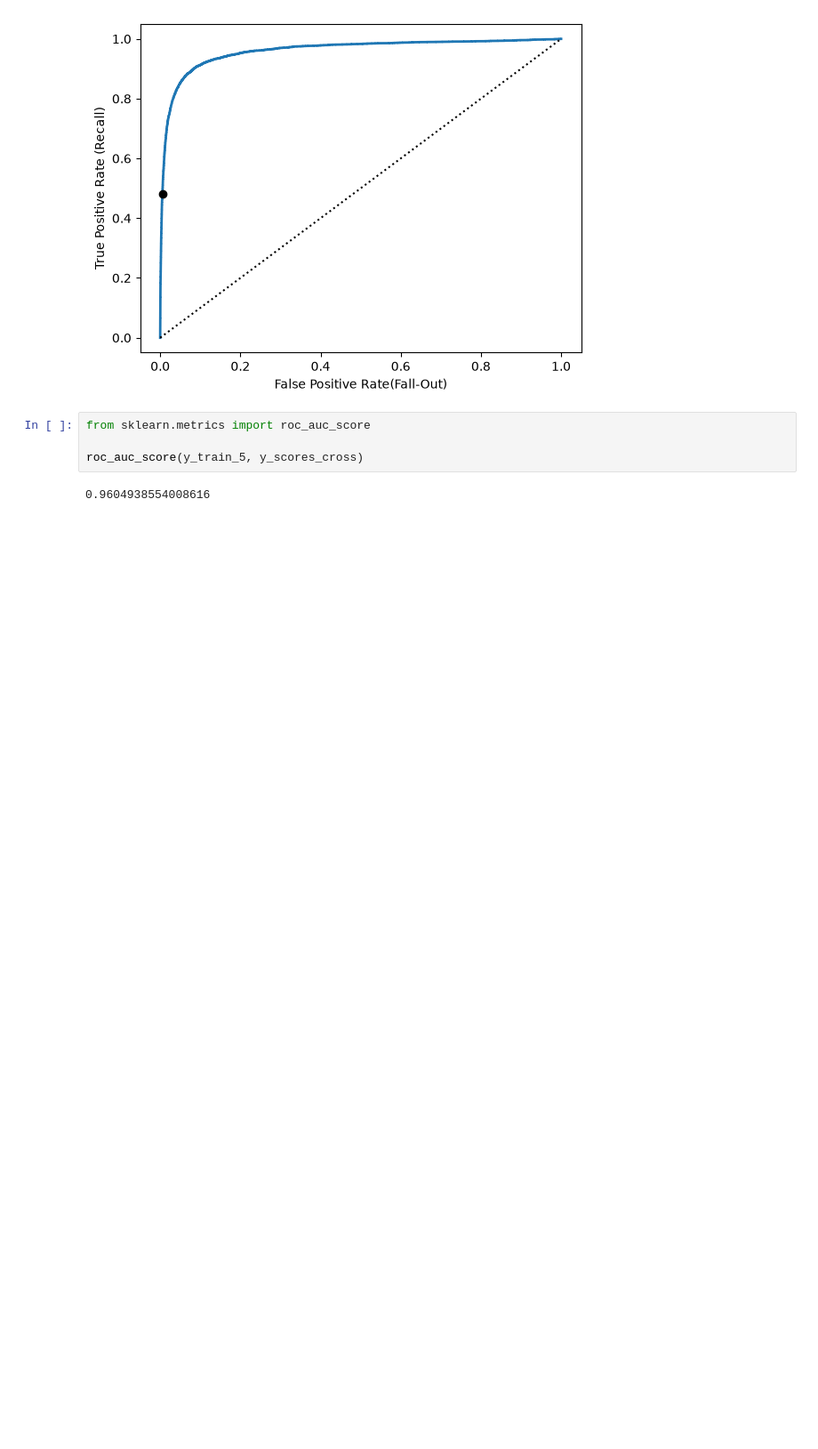
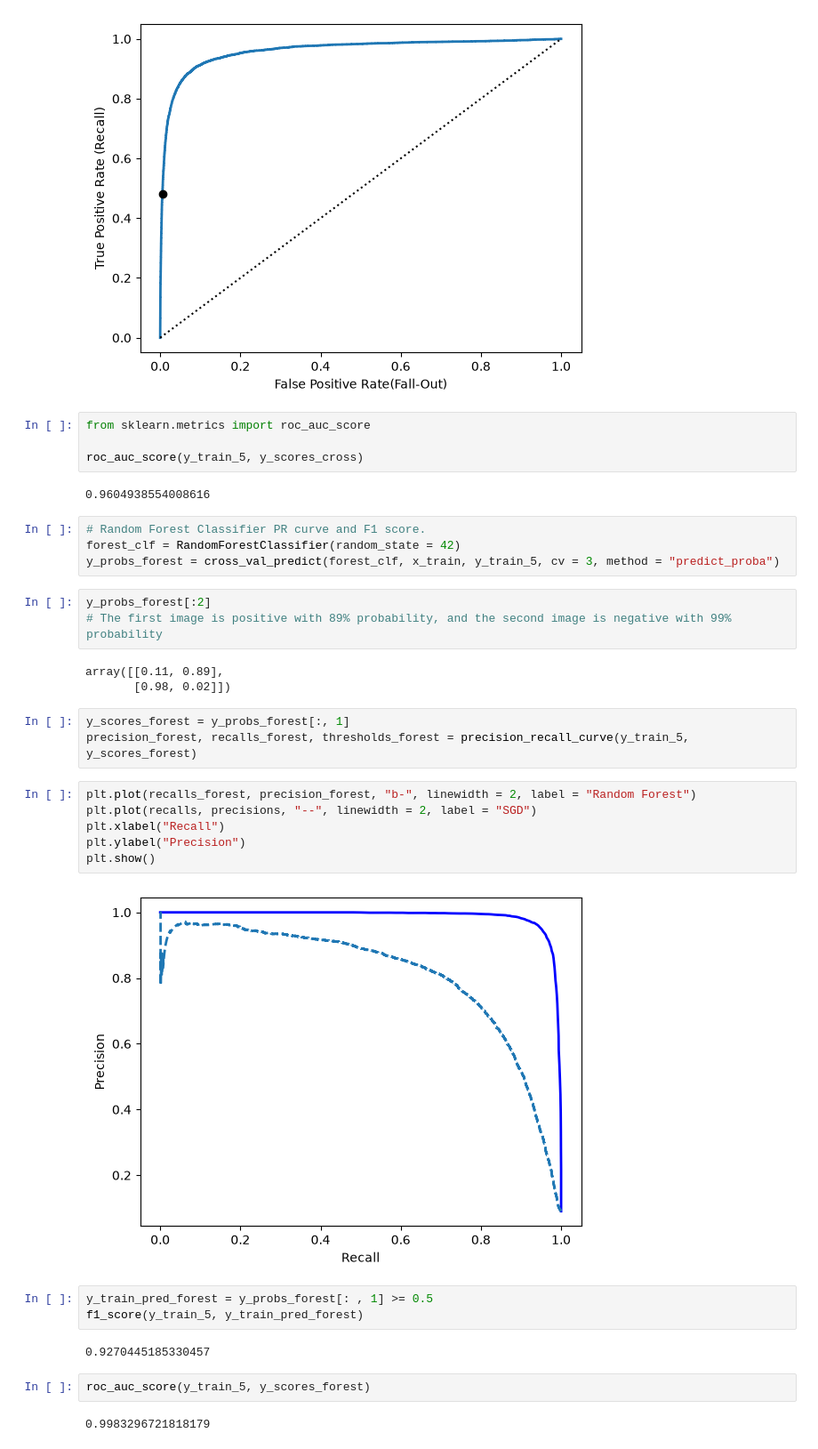
Before and after one commit to TheOnlyUnknown/Machine-Learning-Projects, a Jupyter notebook: MNIST/Experiment.ipynb, the cells around one changed output. Shown at 89% size. Saved outputs shown, nothing was run; the diff lists cells and outputs as text; blank space fills up the shorter version.

Commit message:
Add Random Forest classifier with ROC curve and AUC score to MNIST notebook

```diff
--- a/MNIST/Experiment.ipynb
+++ b/MNIST/Experiment.ipynb
@@ -151,3 +152,33 @@ from sklearn.metrics import roc_auc_score
 roc_auc_score(y_train_5, y_scores_cross)
 # %% [output]
 0.9604938554008616
+# %%
+# Random Forest Classifier PR curve and F1 score.
+forest_clf = RandomForestClassifier(random_state = 42)
+y_probs_forest = cross_val_predict(forest_clf, x_train, y_train_5, cv = 3, method = "predict_proba")
+# %%
+y_probs_forest[:2]
+# The first image is positive with 89% probability, and the second image is negative with 99% probability
+# %% [output]
+array([[0.11, 0.89],
+       [0.98, 0.02]])
+# %%
+y_scores_forest = y_probs_forest[:, 1]
+precision_forest, recalls_forest, thresholds_forest = precision_recall_curve(y_train_5, y_scores_forest)
+# %%
+plt.plot(recalls_forest, precision_forest, "b-", linewidth = 2, label = "Random Forest")
+plt.plot(recalls, precisions, "--", linewidth = 2, label = "SGD")
+plt.xlabel("Recall")
+plt.ylabel("Precision")
+plt.show()
+# %% [output]
+[figure, added]
+# %%
+y_train_pred_forest = y_probs_forest[: , 1] >= 0.5
+f1_score(y_train_5, y_train_pred_forest)
+# %% [output]
+0.9270445185330457
+# %%
+roc_auc_score(y_train_5, y_scores_forest)
+# %% [output]
+0.9983296721818179
```
Also changed, not shown: parts of 1 cell of this notebook.
